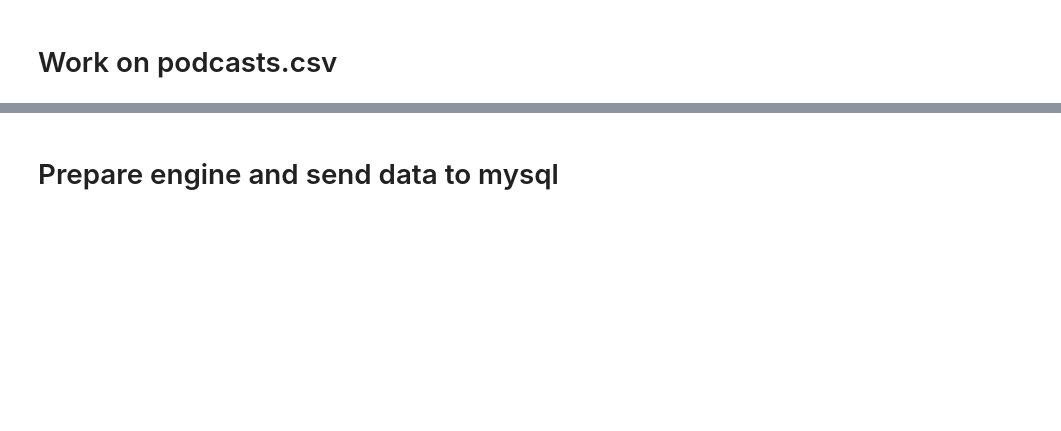
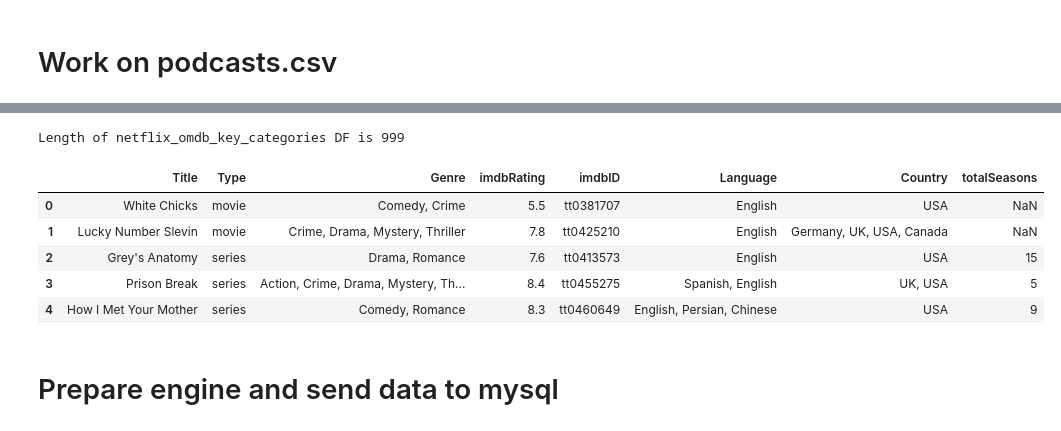
Before and after one commit to oimartin/Netflix_Podcasts, a Jupyter notebook: Combined_Notebook.ipynb, the cells around one changed output, grey strips where cells are left out. Saved outputs shown, nothing was run; the diff lists cells and outputs as text; code cells hidden in the pictures; blank space fills up the shorter version.

Commit message:
added OMDb_API call code to combined_notebook

```diff
--- a/Combined_Notebook.ipynb
+++ b/Combined_Notebook.ipynb
@@ -88,0 +243,6 @@ podcast_find
+# %%
+# Use method read_json to convert responses.json to pd DF
+all_omdb_categories = pd.read_json("responses.json")
+
+print(f"The length of all_omdb_dategories DF is {len(all_omdb_categories)}")
+all_omdb_categories.head()
@@ -89,3 +258,21 @@ podcast_find
+# %%
+# Edit all_omdb_dategories to choose select categories
+netflix_omdb_key_categories = all_omdb_categories.filter(['Title','Type',
+                                                  'Genre', 'imdbRating',
+                                                  'imdbID','Language',
+                                                  'Country','totalSeasons'], axis=1)
+
+# Check netflix_omdb_key_categories DF
+print(f"Length of netflix_omdb_key_categories DF is {len(netflix_omdb_key_categories)}")
+netflix_omdb_key_categories.head()
+# %% [output]
+Length of netflix_omdb_key_categories DF is 999
+|  | Title | Type | Genre | imdbRating | imdbID | Language | Country | totalSeasons |
+| 0 | White Chicks | movie | Comedy, Crime | 5.5 | tt0381707 | English | USA | NaN |
+| 1 | Lucky Number Slevin | movie | Crime, Drama, Mystery, Thriller | 7.8 | tt0425210 | English | Germany, UK, USA, Canada | NaN |
+| 2 | Grey's Anatomy | series | Drama, Romance | 7.6 | tt0413573 | English | USA | 15 |
+| 3 | Prison Break | series | Action, Crime, Drama, Mystery, Th... | 8.4 | tt0455275 | Spanish, English | UK, USA | 5 |
+| 4 | How I Met Your Mother | series | Comedy, Romance | 8.3 | tt0460649 | English, Persian, Chinese | USA | 9 |
 # %% [markdown]
 # Prepare engine and send data to mysql
 # %%
```
Also changed, not shown: parts of 20 cells of this notebook.
